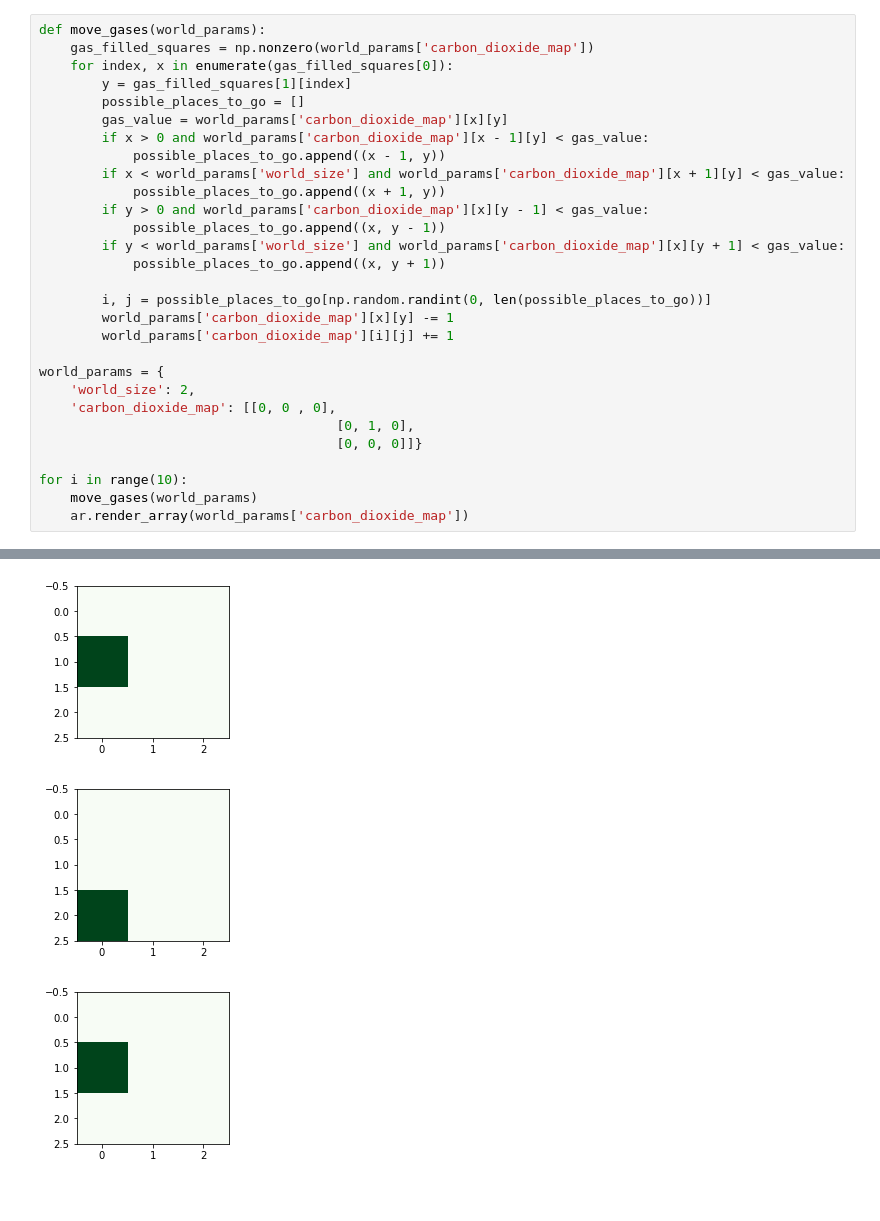
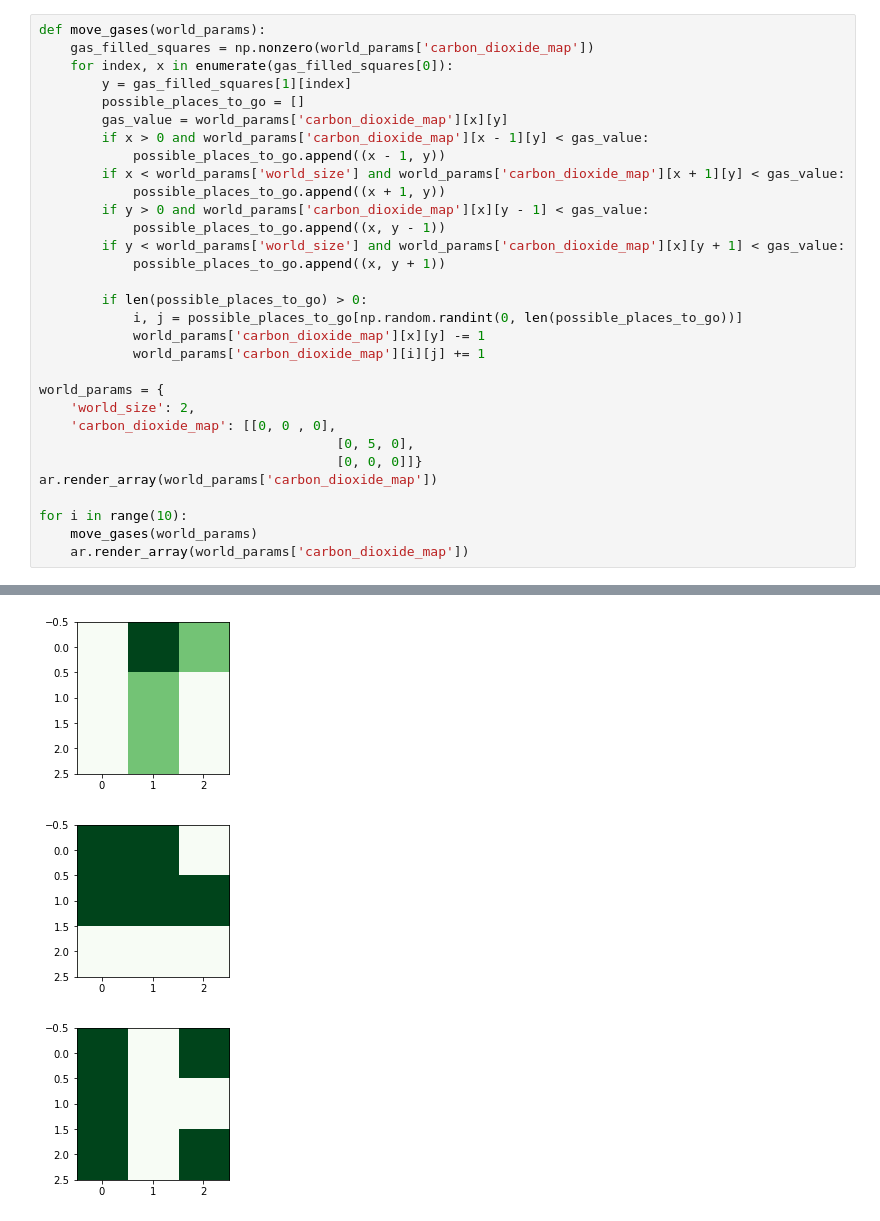
Before and after one commit to rwill128/evo-sim-cuda-python, a Jupyter notebook: visualization/spawn_creature.ipynb, the cells around one changed output, grey strips where cells are left out. Cells and saved outputs as stored; diff of their text form.

```diff
--- a/visualization/spawn_creature.ipynb
+++ b/visualization/spawn_creature.ipynb
@@ -92,15 +92,17 @@ def move_gases(world_params):
         if y < world_params['world_size'] and world_params['carbon_dioxide_map'][x][y + 1] < gas_value:
             possible_places_to_go.append((x, y + 1))
 
-        i, j = possible_places_to_go[np.random.randint(0, len(possible_places_to_go))]
-        world_params['carbon_dioxide_map'][x][y] -= 1
-        world_params['carbon_dioxide_map'][i][j] += 1
+        if len(possible_places_to_go) > 0:
+            i, j = possible_places_to_go[np.random.randint(0, len(possible_places_to_go))]
+            world_params['carbon_dioxide_map'][x][y] -= 1
+            world_params['carbon_dioxide_map'][i][j] += 1
 
 world_params = {
     'world_size': 2,
     'carbon_dioxide_map': [[0, 0 , 0],
-                                      [0, 1, 0],
+                                      [0, 5, 0],
                                       [0, 0, 0]]}
+ar.render_array(world_params['carbon_dioxide_map'])
 
 for i in range(10):
     move_gases(world_params)
@@ -113,3 +115,3 @@ for i in range(10):
-[figure, old version]
+[figure, new version]
-[figure, old version]
+[figure, new version]
-[figure, old version]
+[figure, new version]
```
Also changed, not shown: parts of 2 cells of this notebook.
